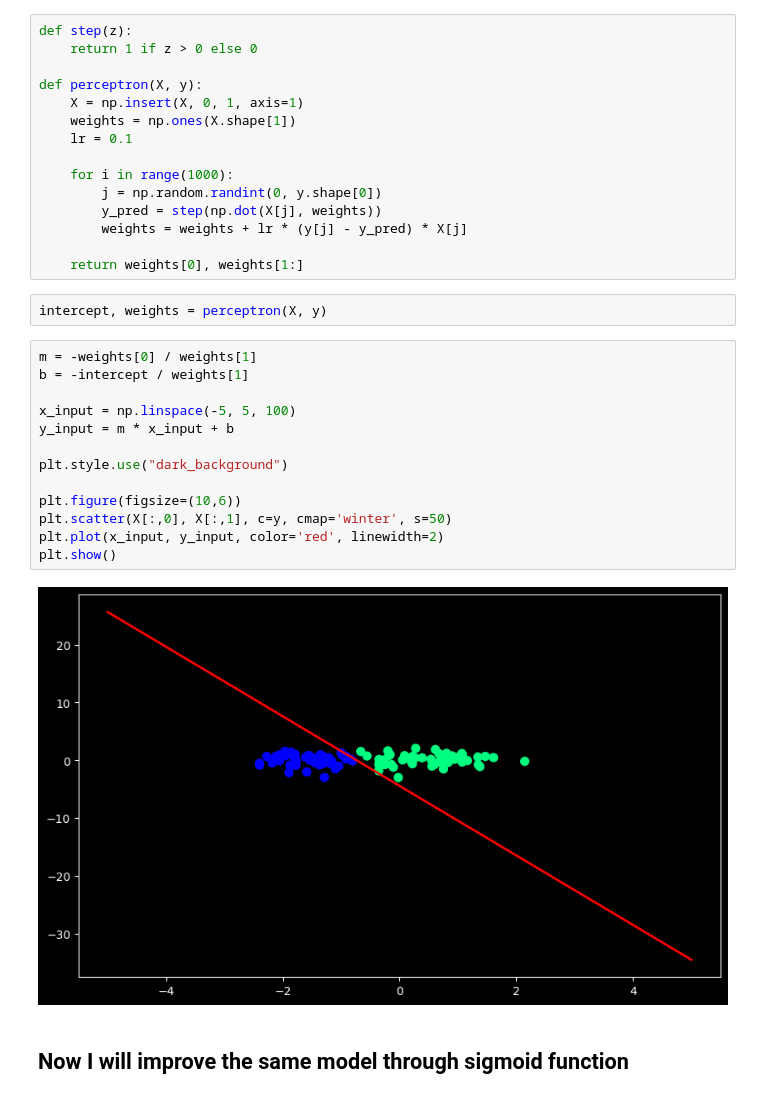
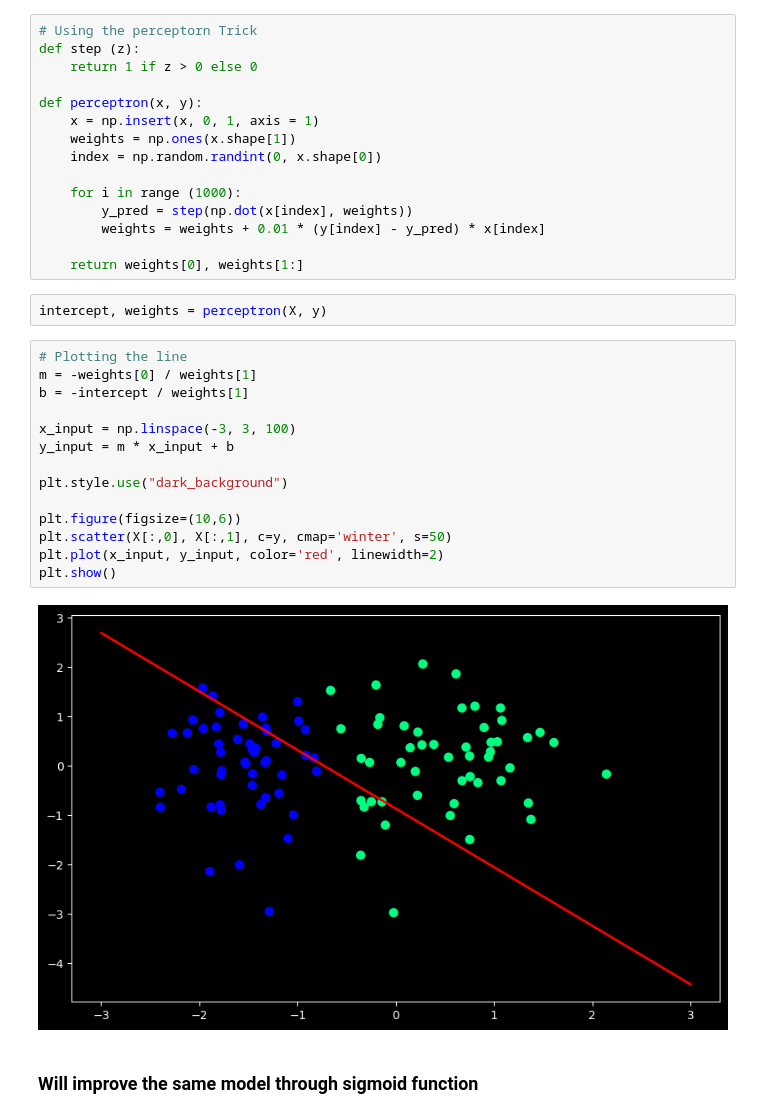
Before and after one commit to SumanGouda/Scikit-Learn-, a Jupyter notebook: LOGISTIC REGRESSION/intro.ipynb, the cells around one changed output. Cells and saved outputs as stored; diff of their text form.

```diff
--- a/LOGISTIC REGRESSION/intro.ipynb
+++ b/LOGISTIC REGRESSION/intro.ipynb
@@ -28,37 +30,38 @@ plt.scatter(X[:,0], X[:,1], c=y, cmap='winter', s=50)
 # %% [output]
 <matplotlib.collections.PathCollection at 0x...>
 [figure]
-# %%
-def step(z):
-    return 1 if z > 0 else 0
-
-def perceptron(X, y):
-    X = np.insert(X, 0, 1, axis=1)
-    weights = np.ones(X.shape[1])
-    lr = 0.1
-
-    for i in range(1000):
-        j = np.random.randint(0, y.shape[0])
-        y_pred = step(np.dot(X[j], weights))
-        weights = weights + lr * (y[j] - y_pred) * X[j]
-
-    return weights[0], weights[1:]
+# %%
+# Using the perceptorn Trick
+def step (z):
+    return 1 if z > 0 else 0
+
+def perceptron(x, y):
+    x = np.insert(x, 0, 1, axis = 1)
+    weights = np.ones(x.shape[1])
+    index = np.random.randint(0, x.shape[0])
+
+    for i in range (1000):
+        y_pred = step(np.dot(x[index], weights))
+        weights = weights + 0.01 * (y[index] - y_pred) * x[index]
+
+    return weights[0], weights[1:]
 # %%
 intercept, weights = perceptron(X, y)
-# %%
-m = -weights[0] / weights[1]
-b = -intercept / weights[1]
-
-x_input = np.linspace(-5, 5, 100)
-y_input = m * x_input + b
-
-plt.style.use("dark_background")
-
-plt.figure(figsize=(10,6))
-plt.scatter(X[:,0], X[:,1], c=y, cmap='winter', s=50)
-plt.plot(x_input, y_input, color='red', linewidth=2)
-plt.show()
-# %% [output]
-[figure, removed]
+# %%
+# Plotting the line
+m = -weights[0] / weights[1]
+b = -intercept / weights[1]
+
+x_input = np.linspace(-3, 3, 100)
+y_input = m * x_input + b
+
+plt.style.use("dark_background")
+
+plt.figure(figsize=(10,6))
+plt.scatter(X[:,0], X[:,1], c=y, cmap='winter', s=50)
+plt.plot(x_input, y_input, color='red', linewidth=2)
+plt.show()
+# %% [output]
+[figure, added]
 # %% [markdown]
-## Now I will improve the same model through sigmoid function
+### Will improve the same model through sigmoid function
```
Also changed, not shown: parts of 5 cells of this notebook, 2 other files.
